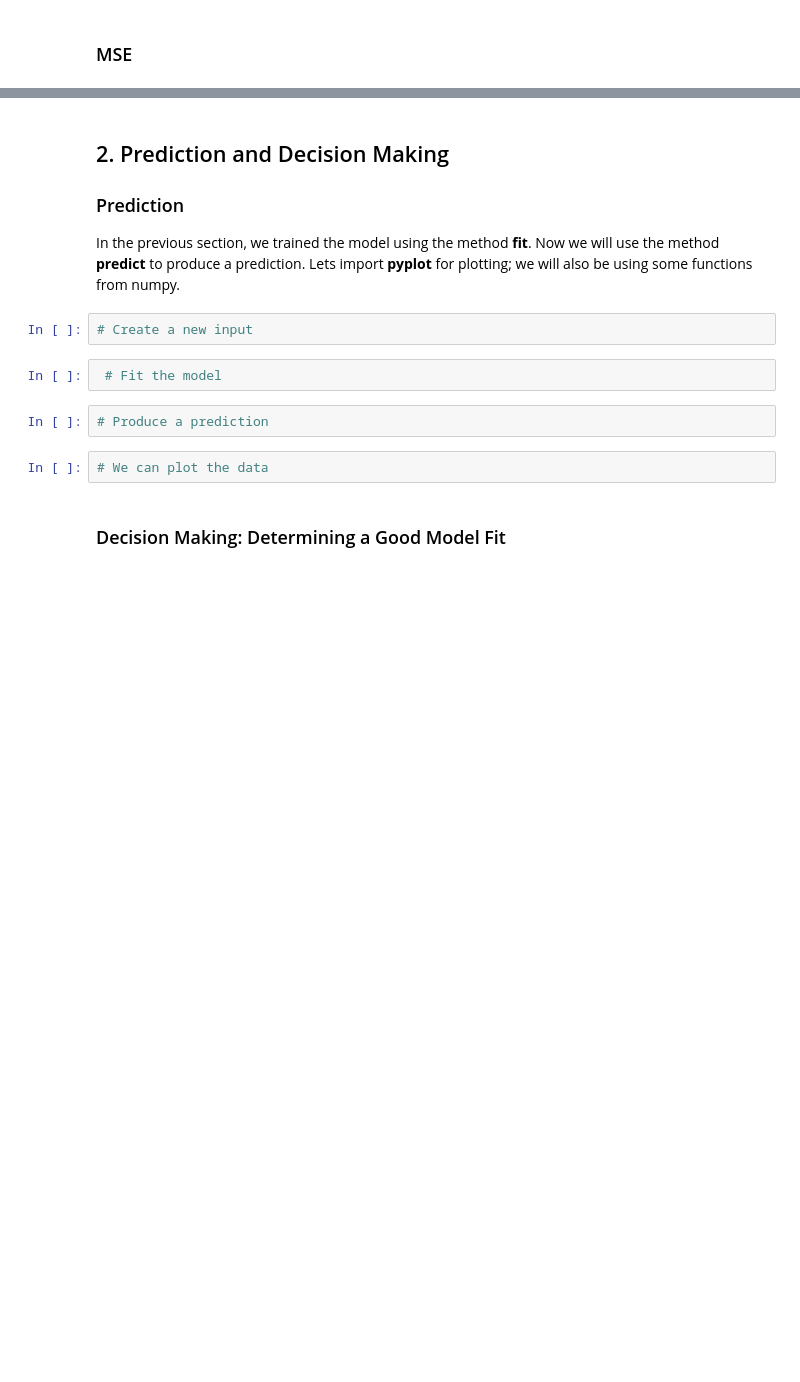
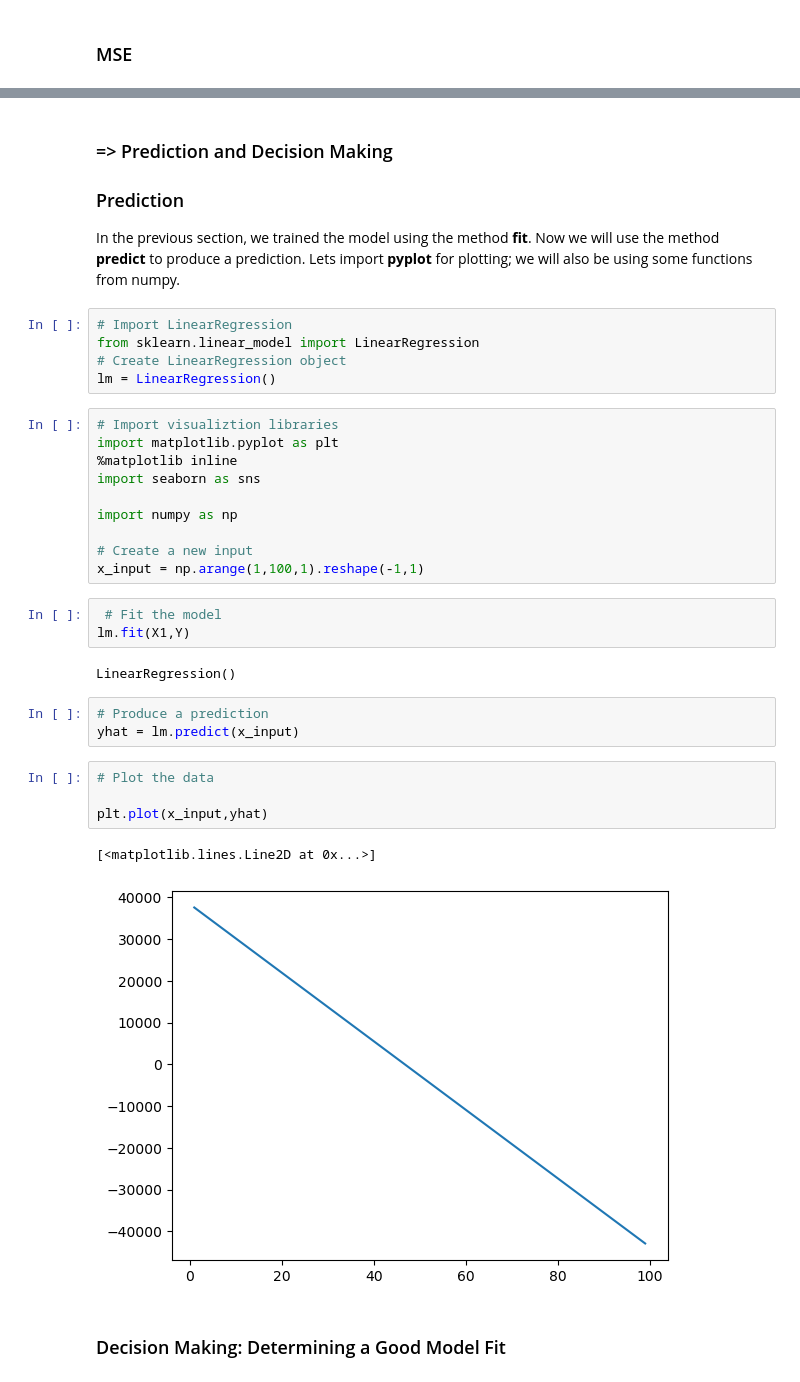
Before and after one commit to QuynhTrinhNhu/Data-Analysis-with-Python, a Jupyter notebook: Car Price Analysis-Part 2-Model Development.ipynb, the cells around one changed output, grey strips where cells are left out. Saved outputs shown, nothing was run; the diff lists cells and outputs as text; blank space fills up the shorter version.

```diff
--- a/Car Price Analysis-Part 2-Model Development.ipynb
+++ b/Car Price Analysis-Part 2-Model Development.ipynb
@@ -877,16 +923,38 @@ We can say that ~ 67.419 % of the variation of price is explained by this polyno
 # %% [markdown]
-<h2>2. Prediction and Decision Making</h2>
+<h3>=> Prediction and Decision Making</h3>
 <h3>Prediction</h3>
 
 <p>In the previous section, we trained the model using the method <b>fit</b>. Now we will use the method <b>predict</b> to produce a prediction. Lets import <b>pyplot</b> for plotting; we will also be using some functions from numpy.</p>
+# %%
+# Import LinearRegression
+from sklearn.linear_model import LinearRegression
+# Create LinearRegression object
+lm = LinearRegression()
 # %%
+# Import visualiztion libraries
+import matplotlib.pyplot as plt
+%matplotlib inline
+import seaborn as sns
+
+import numpy as np
+
 # Create a new input
+x_input = np.arange(1,100,1).reshape(-1,1)
 # %%
  # Fit the model
+lm.fit(X1,Y)
+# %% [output]
+LinearRegression()
 # %%
 # Produce a prediction
+yhat = lm.predict(x_input)
 # %%
-# We can plot the data
+# Plot the data
+
+plt.plot(x_input,yhat)
+# %% [output]
+[<matplotlib.lines.Line2D at 0x...>]
+[figure, added]
 # %% [markdown]
 <h3>Decision Making: Determining a Good Model Fit</h3>
 # %% [markdown]
```
Also changed, not shown: parts of 147 cells of this notebook.
